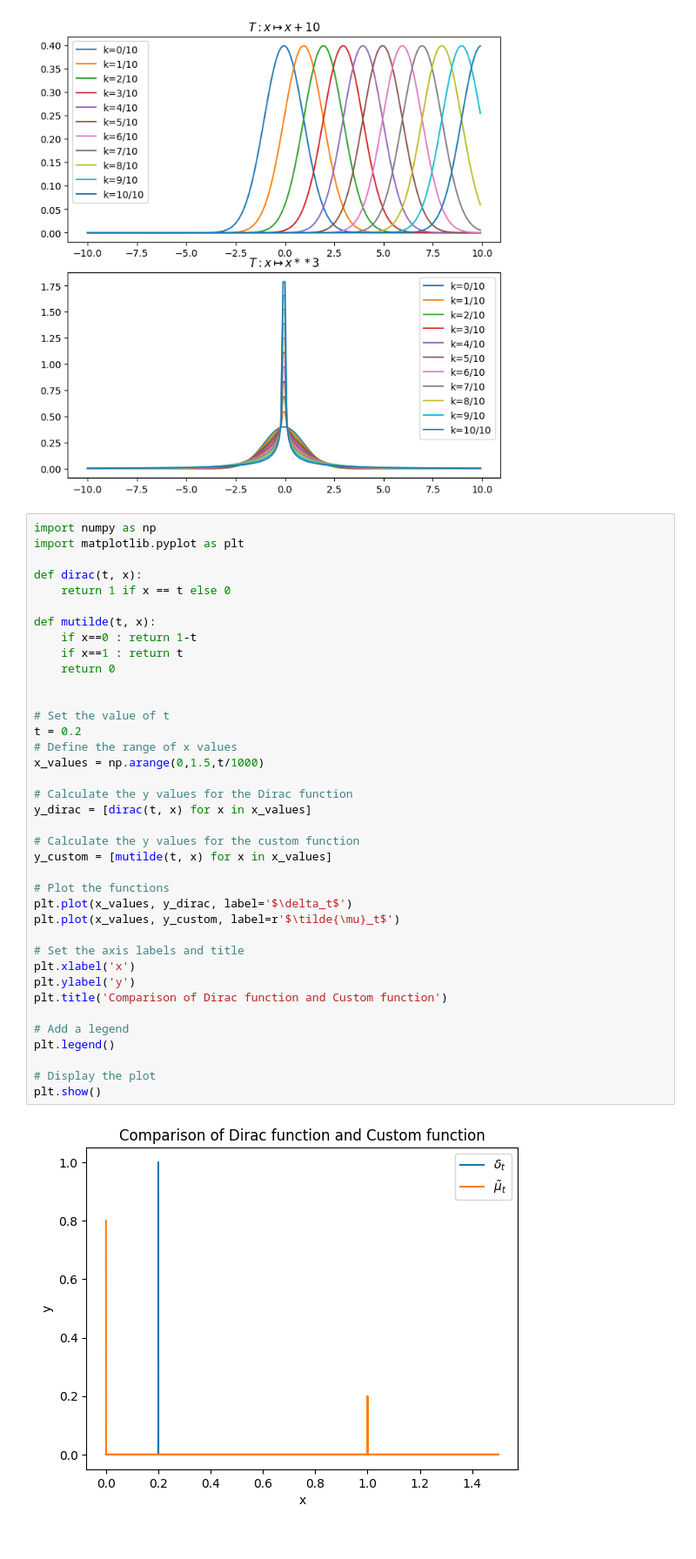
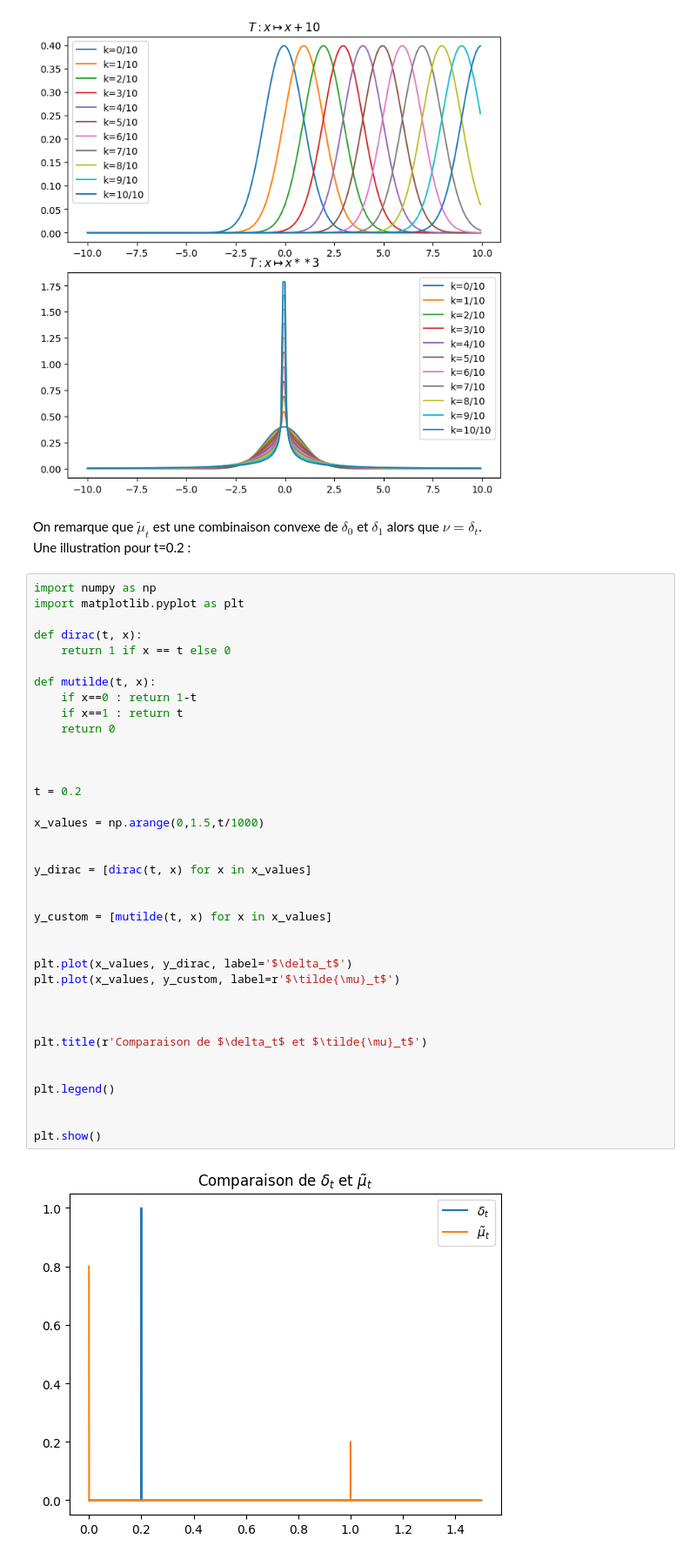
Before and after one commit to AI-ELka/Displacement_convexity_proj, a Jupyter notebook: Main.ipynb, the cells around one changed output. Shown at 87% size. Saved outputs shown, nothing was run; the diff lists cells and outputs as text.

Commit message:
did sort of comparison

```diff
--- a/Main.ipynb
+++ b/Main.ipynb
@@ -129,43 +127,45 @@ ax2.legend()
 plt.show()
 # %% [output]
 [figure]
+# %% [markdown]
+On remarque que $\tilde{\mu}_t$ est une combinaison convexe de $\delta_0$ et $\delta_1$ alors que $\nu = \delta_t$.
+Une illustration pour t=0.2 :
 # %%
 import numpy as np
 import matplotlib.pyplot as plt
 
 def dirac(t, x):
     return 1 if x == t else 0
 
 def mutilde(t, x):
     if x==0 : return 1-t
     if x==1 : return t
     return 0
 
 
-# Set the value of t
+
 t = 0.2
-# Define the range of x values
+
 x_values = np.arange(0,1.5,t/1000)
 
-# Calculate the y values for the Dirac function
+
 y_dirac = [dirac(t, x) for x in x_values]
 
-# Calculate the y values for the custom function
+
 y_custom = [mutilde(t, x) for x in x_values]
 
-# Plot the functions
+
 plt.plot(x_values, y_dirac, label='$\delta_t$')
 plt.plot(x_values, y_custom, label=r'$\tilde{\mu}_t$')
 
-# Set the axis labels and title
-plt.xlabel('x')
-plt.ylabel('y')
-plt.title('Comparison of Dirac function and Custom function')
 
-# Add a legend
+
+plt.title(r'Comparaison de $\delta_t$ et $\tilde{\mu}_t$')
+
+
 plt.legend()
 
-# Display the plot
+
 plt.show()
 # %% [output]
-[figure, old version]
+[figure, new version]
```
Also changed, not shown: parts of 1 cell of this notebook.
